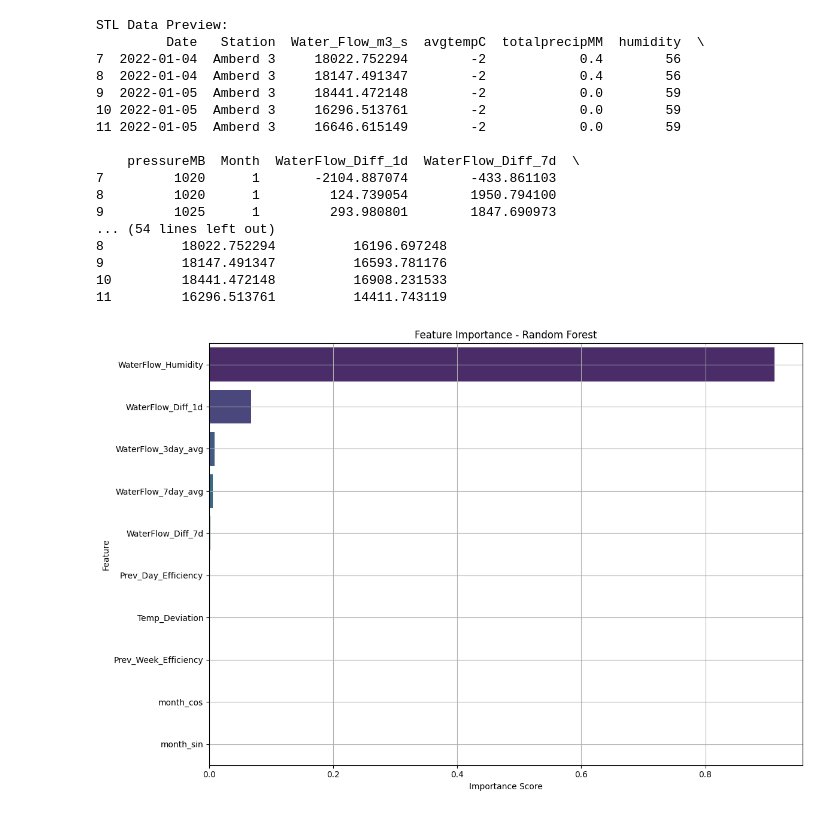
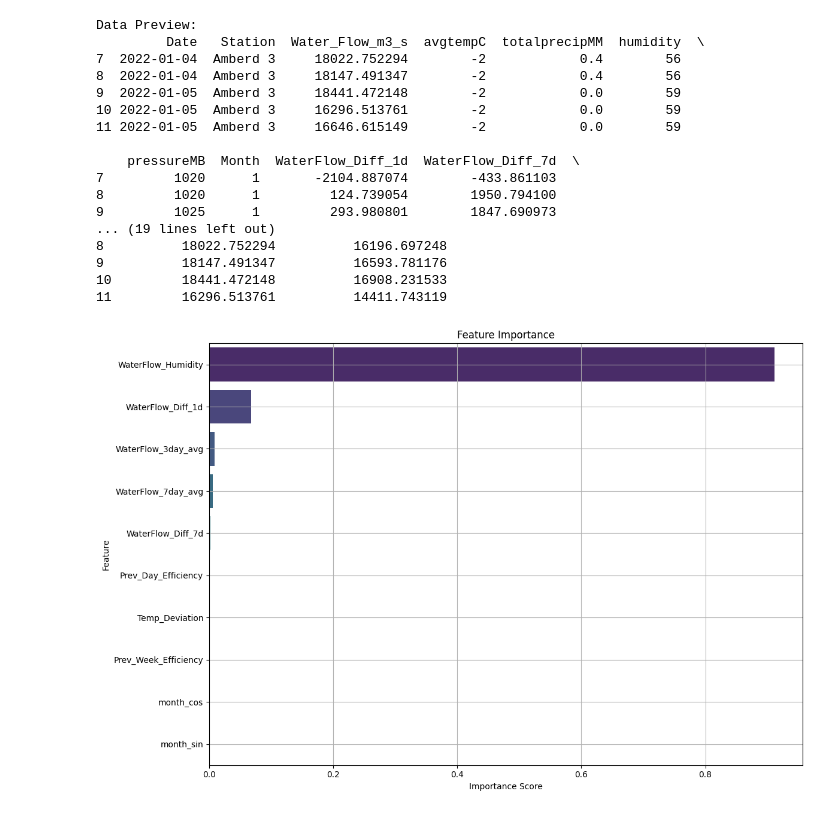
Before and after one commit to ElvinaNosrati/energy-production-analysis, a Jupyter notebook: notebooks/feature_engineering.ipynb, the cells around one changed output. Saved outputs shown, nothing was run; the diff lists cells and outputs as text; code cells hidden in the pictures.

```diff
--- a/notebooks/feature_engineering.ipynb
+++ b/notebooks/feature_engineering.ipynb
@@ -5,20 +5,17 @@ import matplotlib.pyplot as plt
 import seaborn as sns
 from sklearn.ensemble import RandomForestRegressor
 # %%
-stl_path = "../data/stl_energy_production_with_weather.csv"
-hp_path = "../data/hp_energy_production_with_weather.csv"
+path = "../data/hp_energy_production_with_weather.csv"
 
-stl_df = pd.read_csv(stl_path)
-hp_df = pd.read_csv(hp_path)
+df = pd.read_csv(path)
 
-stl_df["Date"] = pd.to_datetime(stl_df["Date"])
-hp_df["Date"] = pd.to_datetime(hp_df["Date"])
+df["Date"] = pd.to_datetime(df["Date"])
 
-stl_df["Month"] = stl_df["Date"].dt.month
-hp_df["Month"] = hp_df["Date"].dt.month
+df["Month"] = df["Date"].dt.month
+
 
 # Feature Engineering
-for df in [stl_df, hp_df]:
+for df in [df]:
     df["WaterFlow_Diff_1d"] = df["Water_Flow_m3_s"].diff(1)
     df["WaterFlow_Diff_7d"] = df["Water_Flow_m3_s"].diff(7)
 
@@ -37,6 +34,7 @@ for df in [stl_df, hp_df]:
     df["Prev_Week_Efficiency"] = df['Water_Flow_m3_s'].shift(7)
 
 
-stl_df.dropna(inplace=True)
-hp_df.dropna(inplace=True)
+df.dropna(inplace=True)
+
+df.drop(columns=["Energy Production (kWh)"], inplace=True, errors='ignore')
 # %%
@@ -48,11 +44,8 @@ hp_df.to_csv(hp_updated_path, index=False)
 # %%
-print("STL Data Preview:")
-print(stl_df.head())
-
-print("HP Data Preview:")
-print(hp_df.head())
+print("Data Preview:")
+print(df.head())
 # %% [output]
-STL Data Preview:
+Data Preview:
          Date   Station  Water_Flow_m3_s  avgtempC  totalprecipMM  humidity  \
 7  2022-01-04  Amberd 3     18022.752294        -2            0.4        56
 8  2022-01-04  Amberd 3     18147.491347        -2            0.4        56
@@ -64,7 +57,7 @@ STL Data Preview:
 7         1020      1       -2104.887074        -433.861103
 8         1020      1         124.739054        1950.794100
 9         1025      1         293.980801        1847.690973
-... (54 lines left out)
+... (19 lines left out)
 8          18022.752294          16196.697248
 9          18147.491347          16593.781176
 10         18441.472148          16908.231533
@@ -72,34 +65,34 @@ STL Data Preview:
 # %%
 features = [
     "WaterFlow_Diff_1d", "WaterFlow_Diff_7d", "WaterFlow_3day_avg", "WaterFlow_7day_avg",
     "Temp_Deviation", "WaterFlow_Humidity",
     "month_sin", "month_cos",
     "Prev_Day_Efficiency", "Prev_Week_Efficiency"
 ]
 target = "Normalized_Efficiency"
 
-X = hp_df[features]
-y = hp_df[target]
+X = df[features]
+y = df[target]
 
 rf = RandomForestRegressor(n_estimators=500, random_state=42)
 rf.fit(X, y)
 
 importances = rf.feature_importances_
 feature_importance_df = pd.DataFrame({
     "Feature": features,
     "Importance": importances
 }).sort_values(by="Importance", ascending=False)
 
 plt.figure(figsize=(12, 8))
 sns.barplot(x="Importance", y="Feature", data=feature_importance_df, palette="viridis")
-plt.title("Feature Importance - Random Forest")
+plt.title("Feature Importance")
 plt.xlabel("Importance Score")
 plt.ylabel("Feature")
 plt.grid(True)
 
 plt.tight_layout()
 plt.savefig("../feature_importance_hp.png", dpi=150)
 plt.show()
 plt.close()
 # %% [output]
-[figure, old version]
+[figure, new version]
```
Also changed, not shown: parts of 1 cell of this notebook, 13 other files.
